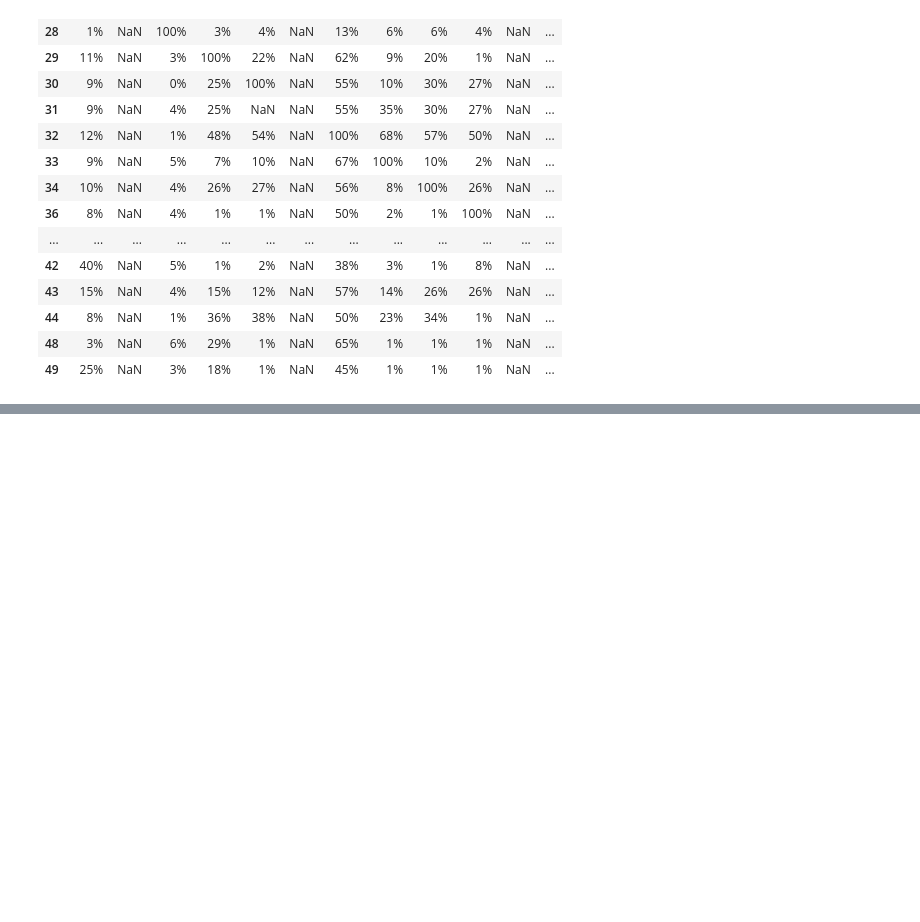
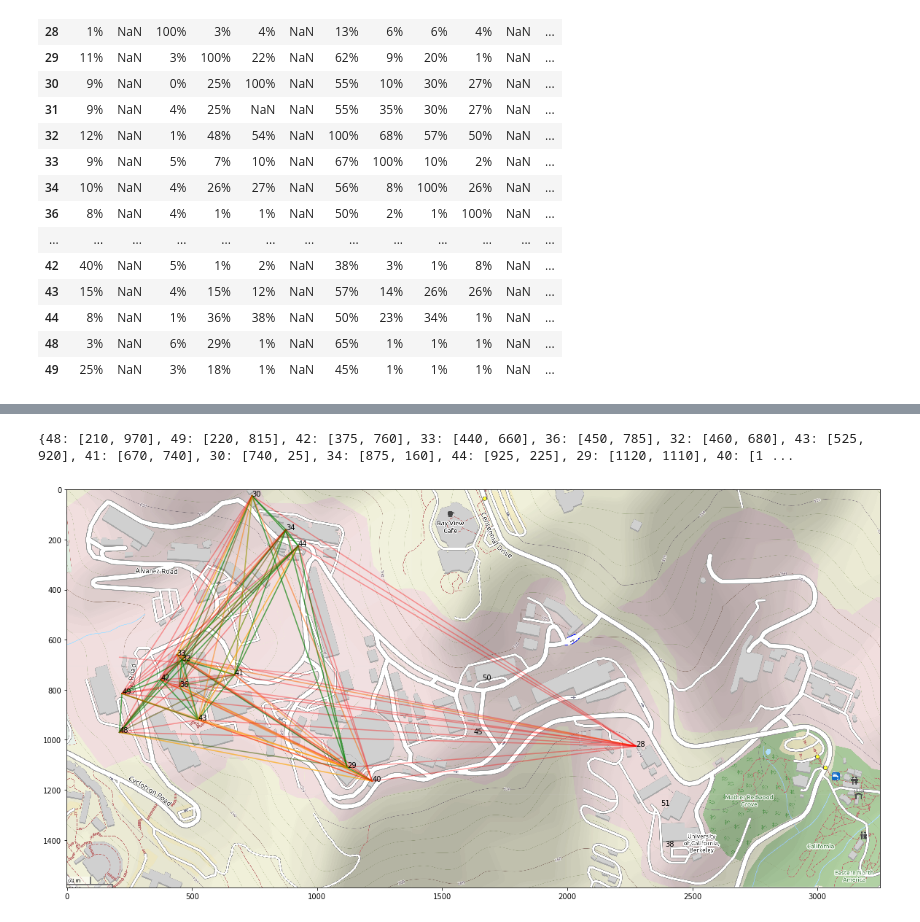
Before and after one commit to ralphou/acquisuite_pipeline, a Jupyter notebook: acquisuite_webpage_parsing.ipynb, the cells around one changed output, grey strips where cells are left out. Saved outputs shown, nothing was run; the diff lists cells and outputs as text; code cells hidden in the pictures; blank space fills up the shorter version.

Commit message:
created signal density mapping

```diff
--- a/acquisuite_webpage_parsing.ipynb
+++ b/acquisuite_webpage_parsing.ipynb
@@ -117,0 +107,3 @@ ax.imshow(img)
+# %%
+tbl = pd.read_csv('signal_strength.csv').set_index('index')
+tbl
@@ -117,0 +129,47 @@ ax.imshow(img)
+# %%
+#THIS SECTION IS TO PLOT THE POINTS, NEED THE CSV FILE TO PROCEED
+#NOTES: This
+img = plt.imread("lbnl_map.png")
+fig, ax = plt.subplots()
+fig.set_size_inches(20, 13)
+
+#initializing the device points, from left to right
+#First make a mapping of each device and their points
+devices = [48, 49, 42, 33, 36, 32, 43, 41, 30, 34, 44, 29, 40, 45, 50, 28, 51, 38]
+x = [210, 220, 375, 440, 450, 460, 525, 670, 740, 875, 925, 1120, 1220, 1625, 1660, 2275, 2375, 2390]
+y = [970, 815, 760, 660, 785, 680, 920, 740, 25, 160, 225, 1110, 1165, 975, 760, 1025, 1260, 1425]
+merged = [[x[i], y[i]] for i in range(0, len(x))]
+merge_dict = dict(zip(devices, merged))
+x_dict = dict(zip(devices, x))
+y_dict = dict(zip(devices, y))
+print(merge_dict)
+# device_points = {}
+# device_points[48] = [210, 970]
+# device_points[49] = [220, 815]
+# device_points[42] = [375, 760]
+#testing points visually
+# plt.scatter(x, y)
+# plt.plot(x, y, color='r', alpha=0.3)
+plt.plot(merge_dict[48], merge_dict[41], color='r', alpha=0.3)
+for index, row in tbl.iterrows():
+    if int(index) in devices:
+        for device in devices:
+            if str(device) in tbl.columns:
+                if int(row[str(device)][:-1]) < 10 and row[str(device)][:-1] != 'NaN':
+                    #print(merge_dict[int(index)])
+                    plt.plot([x_dict[int(index)], x_dict[int(device)]],
+                             [y_dict[int(index)], y_dict[int(device)]], color='r', alpha=0.2)
+                elif int(row[str(device)][:-1]) < 20 and row[str(device)][:-1] != 'NaN':
+                    plt.plot([x_dict[int(index)], x_dict[int(device)]],
+                             [y_dict[int(index)], y_dict[int(device)]], color='orange', alpha=0.4)
+                elif int(row[str(device)][:-1]) >= 20 and row[str(device)][:-1] != 'NaN':
+                    plt.plot([x_dict[int(index)], x_dict[int(device)]],
+                             [y_dict[int(index)], y_dict[int(device)]], color='green', alpha=0.4)
+
+                    for i, txt in enumerate(devices):
+    ax.annotate(txt, (x[i], y[i]))
+ax.imshow(img)
+plt.savefig('signal_map.png')
+# %% [output]
+{48: [210, 970], 49: [220, 815], 42: [375, 760], 33: [440, 660], 36: [450, 785], 32: [460, 680], 43: [525, 920], 41: [670, 740], 30: [740, 25], 34: [875, 160], 44: [925, 225], 29: [1120, 1110], 40: [1 ...
+[figure, added]
```
Also changed, not shown: parts of 7 cells of this notebook, 2 other files.
